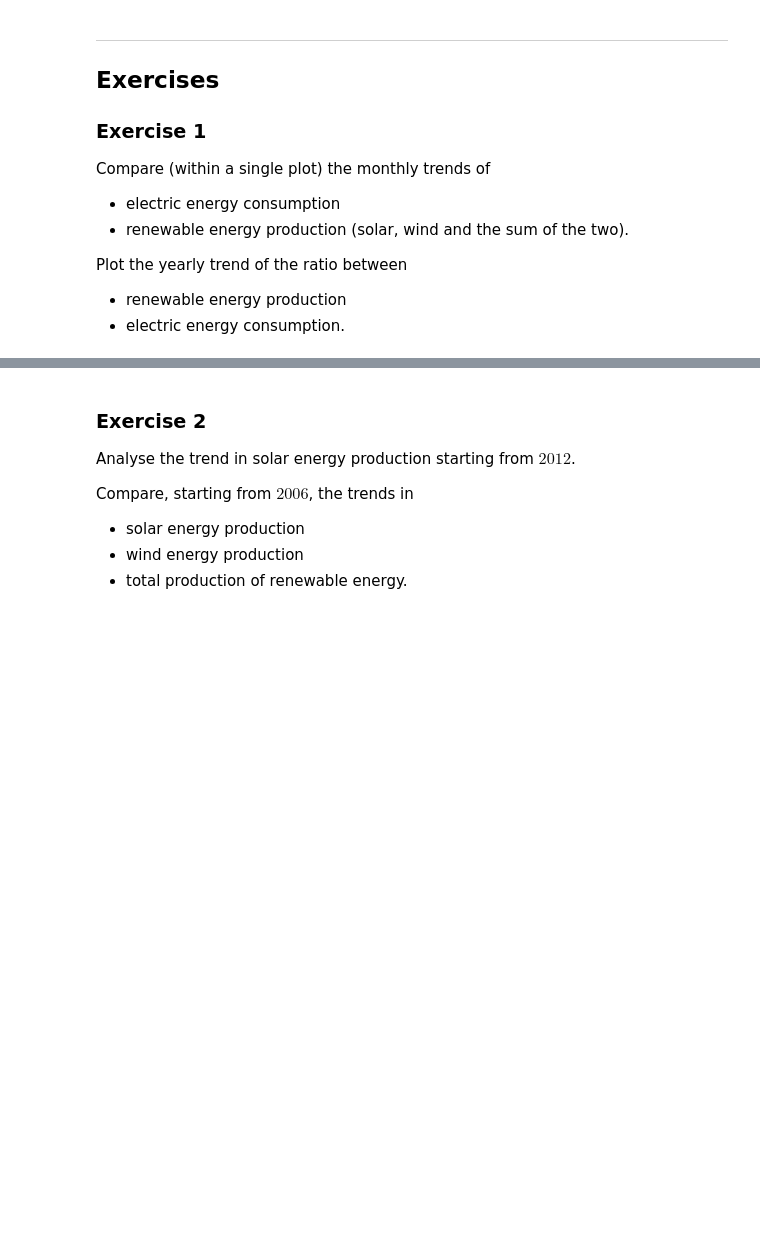
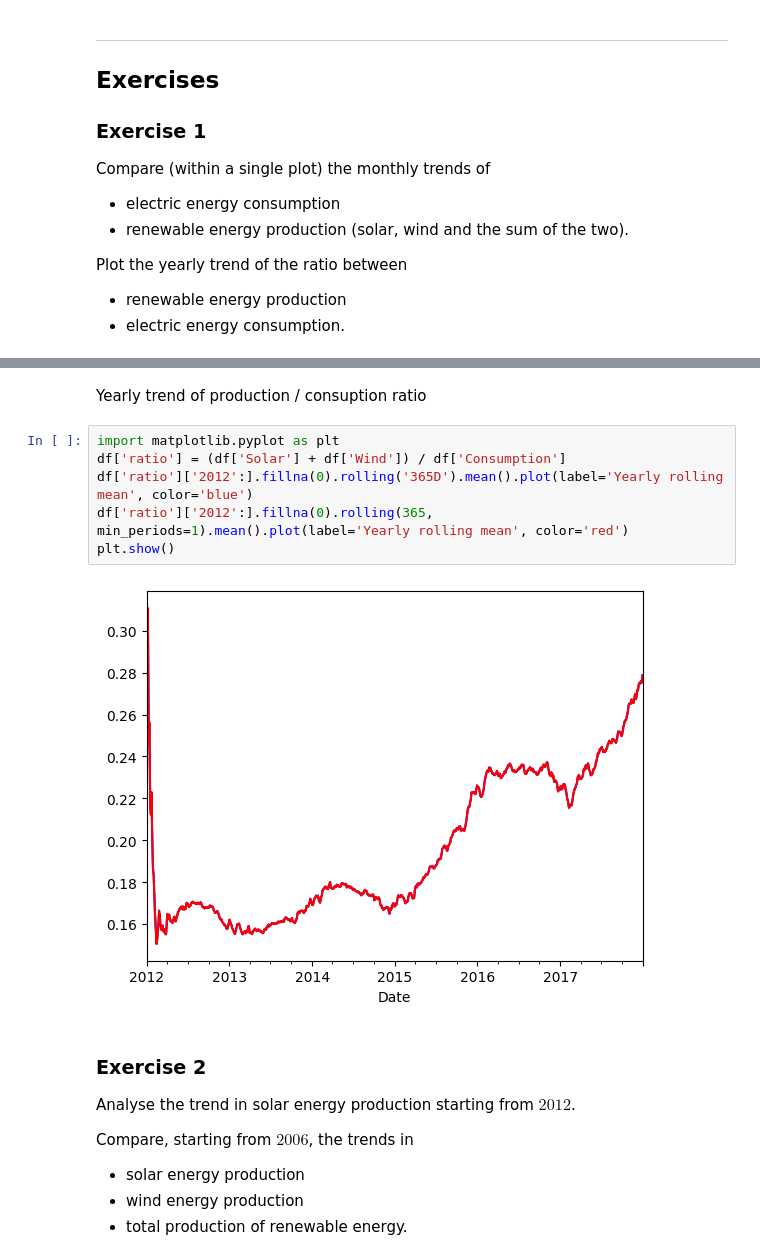
Before and after one commit to lorenzo-arcioni/master-ds, a Jupyter notebook: lezione_8/approfondimenti/Time_series_lectures/04.TimeSeries-Homework.ipynb, the cells around one changed output, grey strips where cells are left out. Saved outputs shown, nothing was run; the diff lists cells and outputs as text; blank space fills up the shorter version.

```diff
--- a/lezione_8/approfondimenti/Time_series_lectures/04.TimeSeries-Homework.ipynb
+++ b/lezione_8/approfondimenti/Time_series_lectures/04.TimeSeries-Homework.ipynb
@@ -50,3 +61,13 @@ df['Solar'].plot(figsize=(25, 5),
+# %% [markdown]
+Yearly trend of production / consuption ratio
+# %%
+import matplotlib.pyplot as plt
+df['ratio'] = (df['Solar'] + df['Wind']) / df['Consumption']
+df['ratio']['2012':].fillna(0).rolling('365D').mean().plot(label='Yearly rolling mean', color='blue')
+df['ratio']['2012':].fillna(0).rolling(365, min_periods=1).mean().plot(label='Yearly rolling mean', color='red')
+plt.show()
+# %% [output]
+[figure, added]
 # %% [markdown]
 ### Exercise 2
 
```
Also changed, not shown: parts of 10 cells of this notebook, 19 other files.
